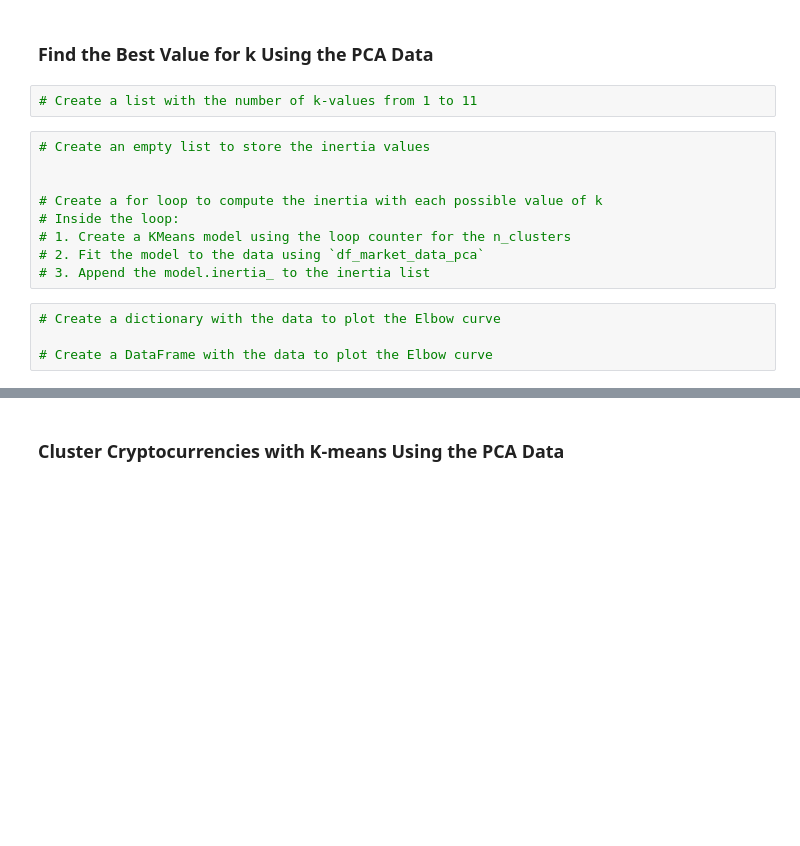
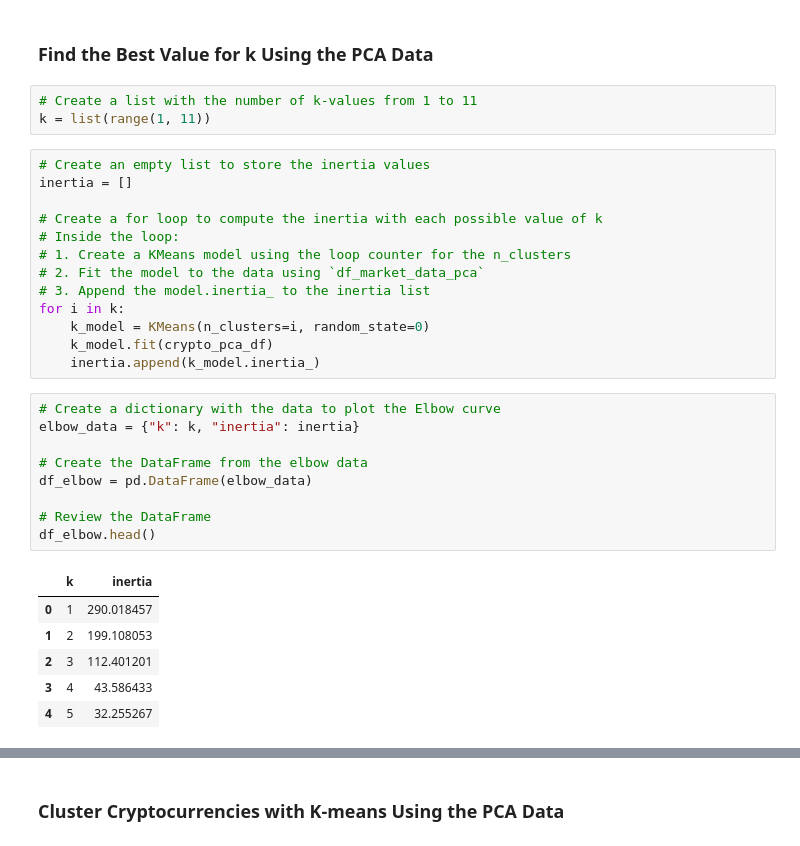
Before and after one commit to Ashleigh-Wittenberg/CryptoClustering, a Jupyter notebook: Crypto_Clustering.ipynb, the cells around one changed output, grey strips where cells are left out. Saved outputs shown, nothing was run; the diff lists cells and outputs as text; blank space fills up the shorter version.

```diff
--- a/Crypto_Clustering.ipynb
+++ b/Crypto_Clustering.ipynb
@@ -221,19 +247,36 @@ market_predict_df.hvplot.scatter(
 ### Find the Best Value for k Using the PCA Data
 # %%
 # Create a list with the number of k-values from 1 to 11
+k = list(range(1, 11))
 # %%
 # Create an empty list to store the inertia values
-
+inertia = []
 
 # Create a for loop to compute the inertia with each possible value of k
 # Inside the loop:
 # 1. Create a KMeans model using the loop counter for the n_clusters
 # 2. Fit the model to the data using `df_market_data_pca`
 # 3. Append the model.inertia_ to the inertia list
+for i in k:
+    k_model = KMeans(n_clusters=i, random_state=0)
+    k_model.fit(crypto_pca_df)
+    inertia.append(k_model.inertia_)
 # %%
 # Create a dictionary with the data to plot the Elbow curve
+elbow_data = {"k": k, "inertia": inertia}
 
-# Create a DataFrame with the data to plot the Elbow curve
+# Create the DataFrame from the elbow data
+df_elbow = pd.DataFrame(elbow_data)
+
+# Review the DataFrame
+df_elbow.head()
+# %% [output]
+|  | k | inertia |
+| 0 | 1 | 290.018457 |
+| 1 | 2 | 199.108053 |
+| 2 | 3 | 112.401201 |
+| 3 | 4 | 43.586433 |
+| 4 | 5 | 32.255267 |
 # %%
 # Plot a line chart with all the inertia values computed with
 # the different values of k to visually identify the optimal value for k.
```
Also changed, not shown: parts of 14 cells of this notebook.
